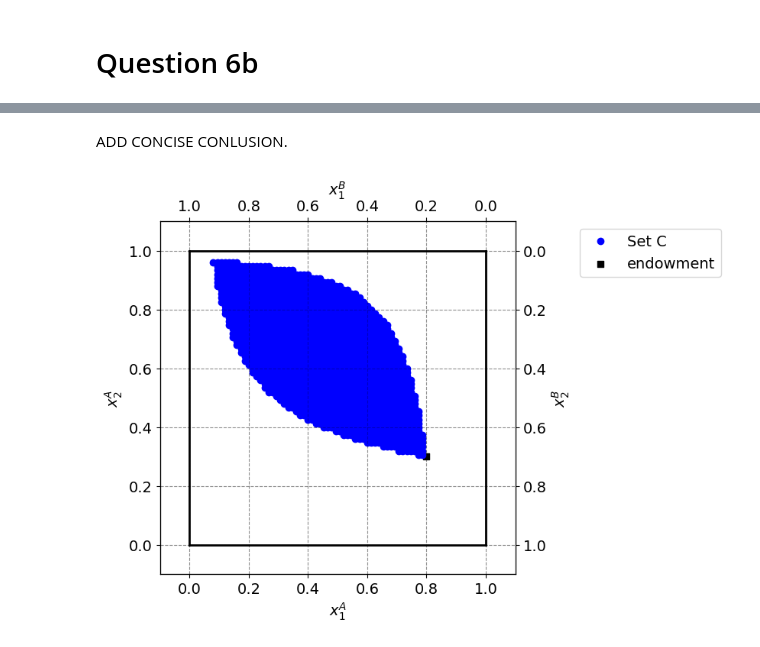
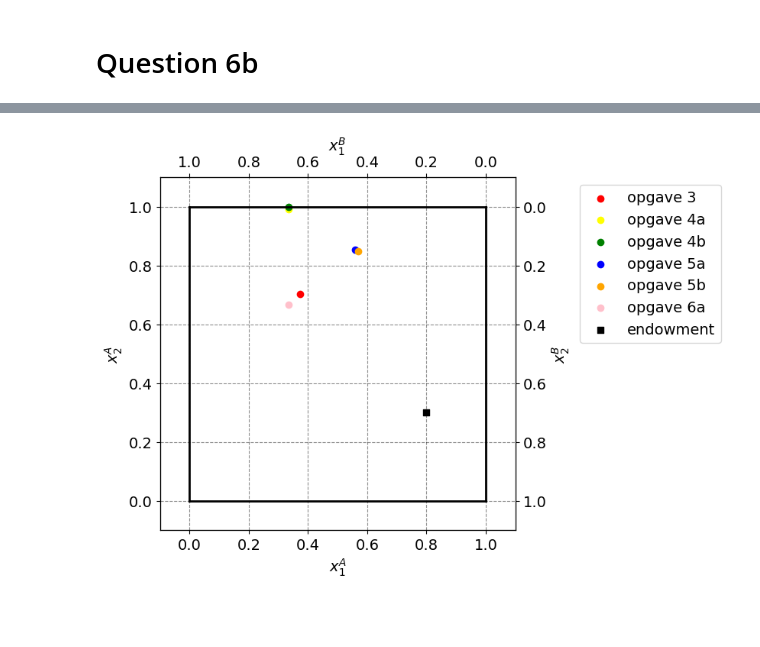
Before and after one commit to NumEconCopenhagen/projects-2024-anton-og-phillip, a Jupyter notebook: inauguralproject/inauguralproject.ipynb, the cells around one changed output, grey strips where cells are left out. Drawn from its saved outputs; the diff is of its cells as text; code cells hidden in the pictures; blank space fills up the shorter version.

Commit message:
Opgave 6b

```diff
--- a/inauguralproject/inauguralproject.ipynb
+++ b/inauguralproject/inauguralproject.ipynb
@@ -528,5 +463,3 @@ IndexError: index 2 is out of bounds for axis 0 with size 2
-# %% [markdown]
-ADD CONCISE CONLUSION.
 # %%
 
 import matplotlib.pyplot as plt
@@ -551,36 +484,49 @@ fig = plt.figure(frameon=False,figsize=(6,6), dpi=100)
 ax_A = fig.add_subplot(1, 1, 1)
 
 ax_A.set_xlabel("$x_1^A$")
 ax_A.set_ylabel("$x_2^A$")
 
 temp = ax_A.twinx()
 temp.set_ylabel("$x_2^B$")
 ax_B = temp.twiny()
 ax_B.set_xlabel("$x_1^B$")
 ax_B.invert_xaxis()
 ax_B.invert_yaxis()
 
-# Extract x_A1 and x_A2 from pareto_improvements
-pareto_improvements_x_A1 = [allocation[0] for allocation in pareto_improvements]
-pareto_improvements_x_A2 = [allocation[1] for allocation in pareto_improvements]
 
-# Plot the set C
-ax_A.plot(pareto_improvements_x_A1, pareto_improvements_x_A2, 'bo', label='Set C')
+opgave_3x_A1 = 0.37254902
+opgave_3x_A2 = 0.703703704
+opgave_4ax_A1 = 0.333931241
+opgave_4ax_A2 = 0.992888889
+opgave_4bx_A1 = 0.333333333
+opgave_4bx_A2 = 1
+opgave_5ax_A1 = 0.56
+opgave_5ax_A2 = 0.8533333
+opgave_5bx_A1 = 0.56956957
+opgave_5bx_A2 = 0.848848849
+opgave_6ax_A1 = 0.333333333
+opgave_6ax_A2 = 0.6666666667
 
+ax_A.scatter(opgave_3x_A1,opgave_3x_A2, marker='o',color='red',label='opgave 3')
+ax_A.scatter(opgave_4ax_A1,opgave_4ax_A2, marker='o',color='yellow',label='opgave 4a')
+ax_A.scatter(opgave_4bx_A1,opgave_4bx_A2, marker='o',color='green',label='opgave 4b')
+ax_A.scatter(opgave_5ax_A1,opgave_5ax_A2, marker='o',color='blue',label='opgave 5a')
+ax_A.scatter(opgave_5bx_A1,opgave_5bx_A2, marker='o',color='orange',label='opgave 5b')
+ax_A.scatter(opgave_6ax_A1,opgave_6ax_A2, marker='o',color='pink',label='opgave 6a')
 # A
 ax_A.scatter(par.w1A,par.w2A,marker='s',color='black',label='endowment')
 
 # limits
 ax_A.plot([0,w1bar],[0,0],lw=2,color='black')
 ax_A.plot([0,w1bar],[w2bar,w2bar],lw=2,color='black')
 ax_A.plot([0,0],[0,w2bar],lw=2,color='black')
 ax_A.plot([w1bar,w1bar],[0,w2bar],lw=2,color='black')
 
 ax_A.set_xlim([-0.1, w1bar + 0.1])
 ax_A.set_ylim([-0.1, w2bar + 0.1])
 ax_B.set_xlim([w1bar + 0.1, -0.1])
 ax_B.set_ylim([w2bar + 0.1, -0.1])
 
 ax_A.legend(frameon=True,loc='upper right',bbox_to_anchor=(1.6,1.0));
 # %% [output]
-[figure, old version]
+[figure, new version]
```
Also changed, not shown: parts of 2 cells of this notebook.
